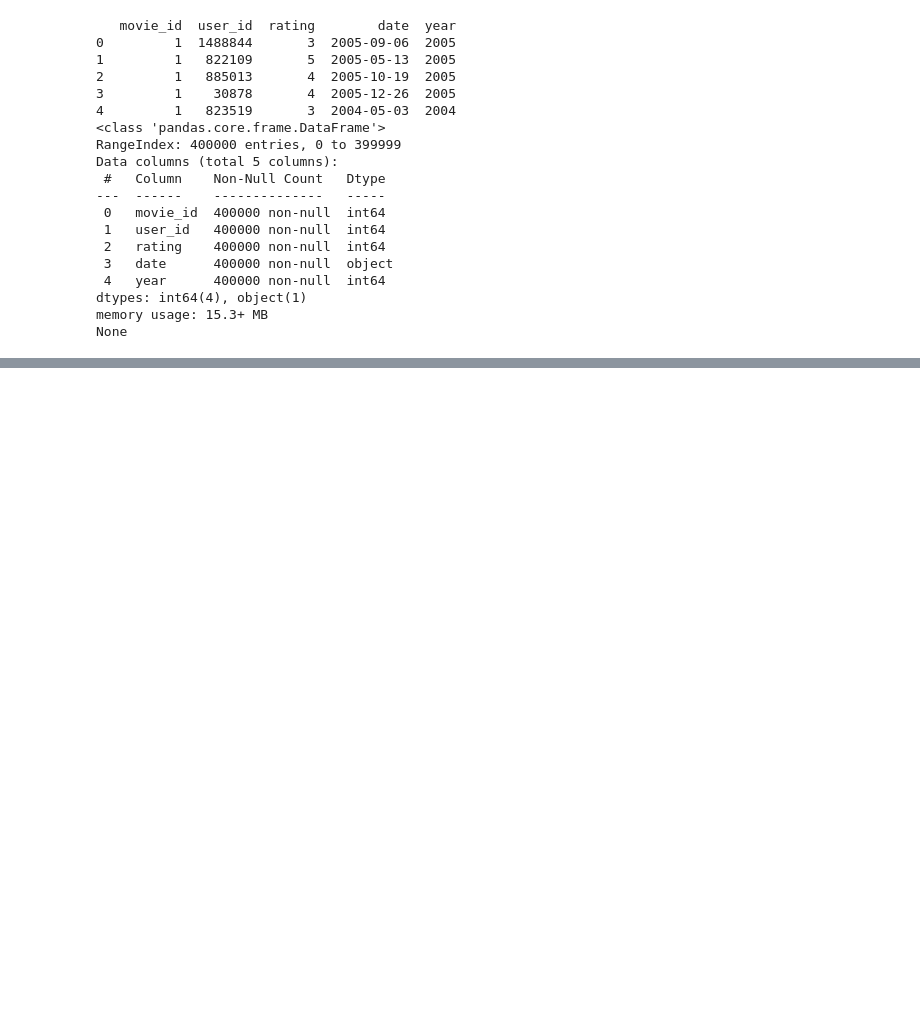
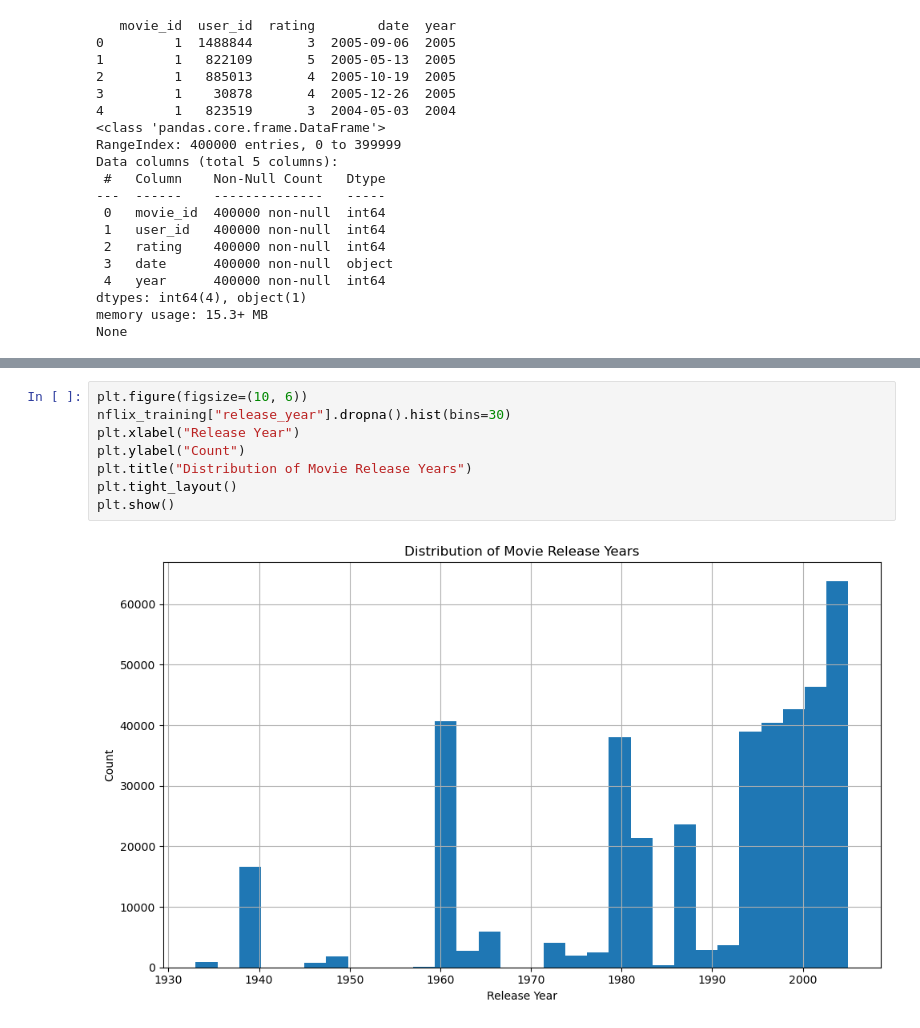
Before and after one commit to sooocali/ADS508_material_work, a Jupyter notebook: dataexploring.ipynb, the cells around one changed output, grey strips where cells are left out. Cells and saved outputs as stored; diff of their text form; blank space fills up the shorter version.

```diff
--- a/dataexploring.ipynb
+++ b/dataexploring.ipynb
@@ -1283,0 +1343,10 @@ max    2.649426e+06   13389.000000       5.000000
+# %%
+plt.figure(figsize=(10, 6))
+nflix_training["release_year"].dropna().hist(bins=30)
+plt.xlabel("Release Year")
+plt.ylabel("Count")
+plt.title("Distribution of Movie Release Years")
+plt.tight_layout()
+plt.show()
+# %% [output]
+[figure, added]
```
Also changed, not shown: parts of 24 cells of this notebook.
